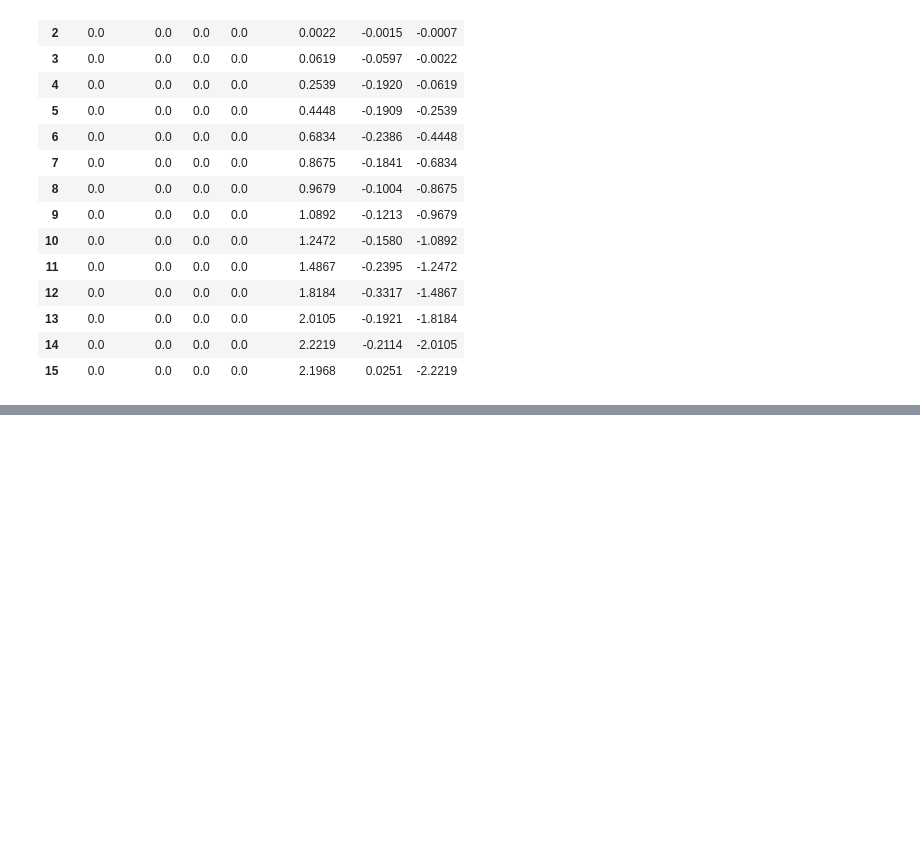
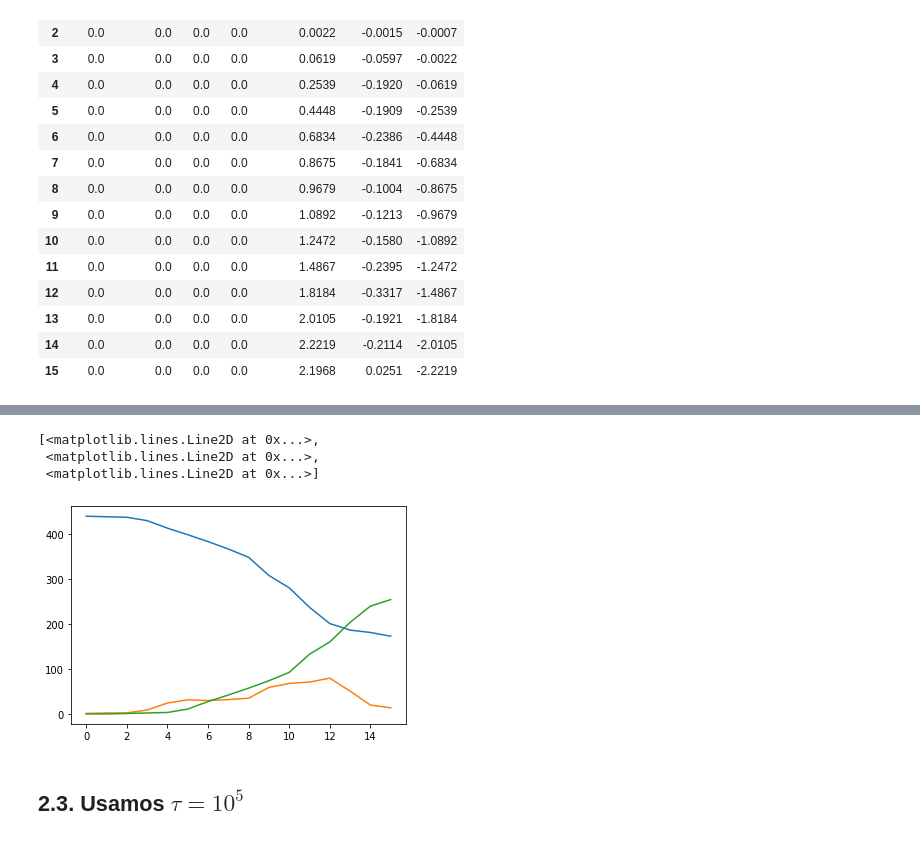
Before and after one commit to joanboterspitarch/PyTorch, a Jupyter notebook: set_data_integrity.ipynb, the cells around one changed output, grey strips where cells are left out. Cells and saved outputs as stored; diff of their text form; code cells hidden in the pictures; blank space fills up the shorter version.

```diff
--- a/set_data_integrity.ipynb
+++ b/set_data_integrity.ipynb
@@ -96,0 +217,9 @@ df_res - df_res2
+# %%
+plt.plot(df_res[['Susceptibles', 'Infecteds', 'Deads']])
+# %% [output]
+[<matplotlib.lines.Line2D at 0x...>,
+ <matplotlib.lines.Line2D at 0x...>,
+ <matplotlib.lines.Line2D at 0x...>]
+[figure, added]
+# %% [markdown]
+## 2.3. Usamos $\tau = 10^5$
```
Also changed, not shown: parts of 18 cells of this notebook, 2 other files.
